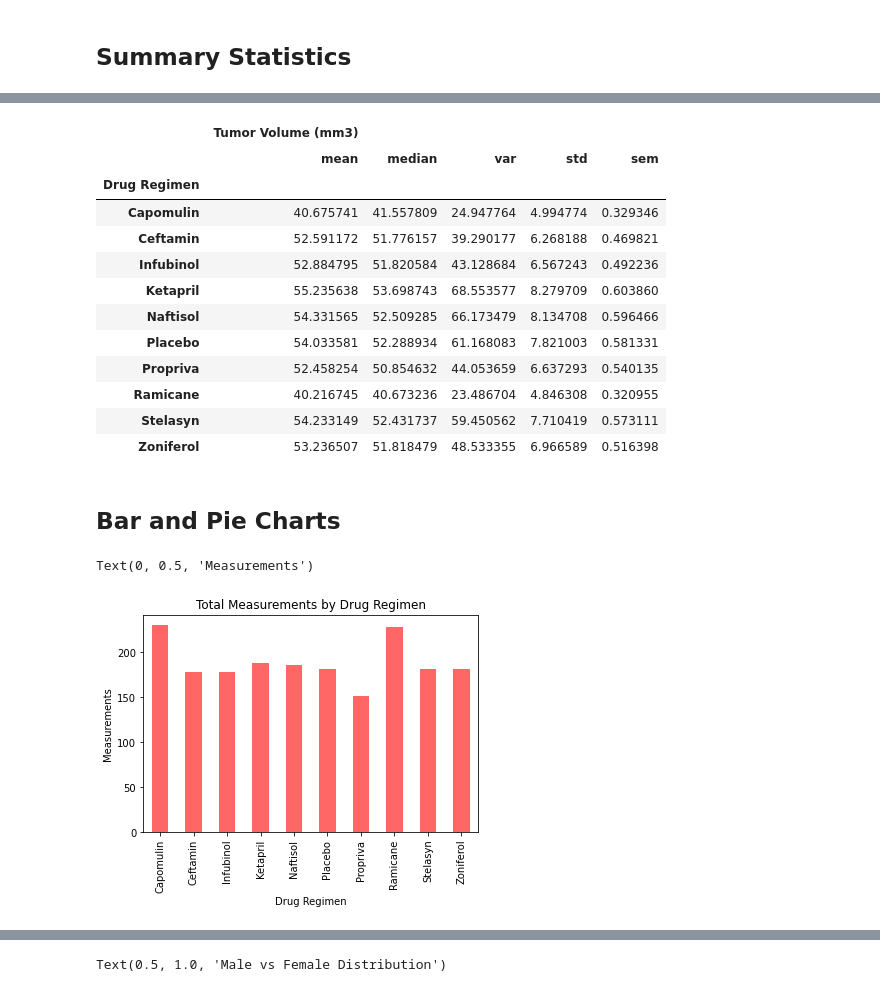
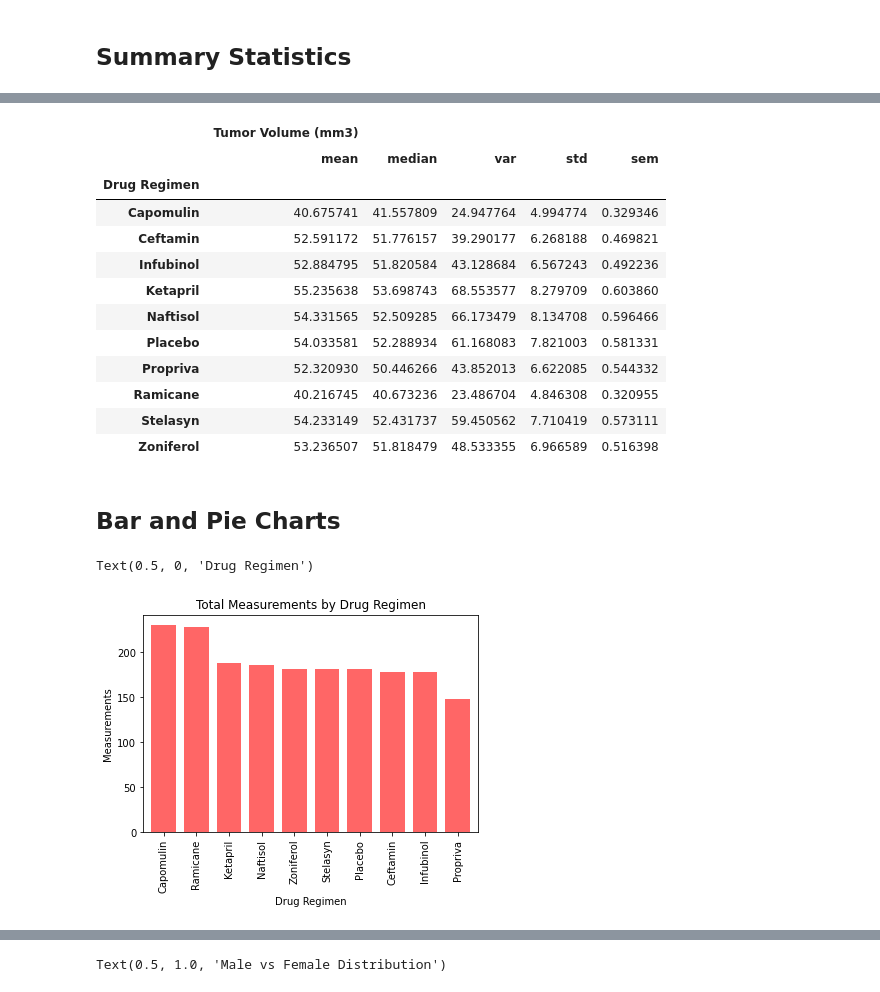
Before and after one commit to AJ-Paine/05-The-Power-of-Plots, a Jupyter notebook: Pymaceuticals/pymaceuticals_AJP.ipynb, the cells around one changed output, grey strips where cells are left out. Drawn from its saved outputs; the diff is of its cells as text; code cells hidden in the pictures.

```diff
--- a/Pymaceuticals/pymaceuticals_AJP.ipynb
+++ b/Pymaceuticals/pymaceuticals_AJP.ipynb
@@ -17,7 +17,7 @@ mouse_metadata = pd.read_csv(mouse_metadata_path)
 study_results = pd.read_csv(study_results_path)
 
 # Combine the data into a single dataset
-combined_data_df = pd.merge(mouse_metadata, study_results, how='outer', on='Mouse ID')
+combined_data_df = pd.merge(mouse_metadata, study_results, how='left', on='Mouse ID')
 
 # Display the data table for preview
 combined_data_df.head()
@@ -73,8 +62,6 @@ mouseG989
 | 920 | g989 | Propriva | Female | 21 | 26 | 35 | 62.570880 | ... |
 # %%
 # Create a clean DataFrame by dropping the duplicate mouse by its ID.
-#clean_df = combined_data_df.drop(index='mouseG989'.index())
-clean_df = combined_data_df.drop_duplicates(["Mouse ID", "Timepoint"], keep=False)
-#how do I drop all of mouse g989 instead of just duplicates?
+clean_df = combined_data_df[~combined_data_df["Mouse ID"].isin(['g989'])].reset_index(drop=True)
 # %%
 # Checking the number of mice in the clean DataFrame.
@@ -136,7 +122,7 @@ agg_sum_df
 | Ketapril | 55.235638 | 53.698743 | 68.553577 | 8.279709 | 0.603860 |
 | Naftisol | 54.331565 | 52.509285 | 66.173479 | 8.134708 | 0.596466 |
 | Placebo | 54.033581 | 52.288934 | 61.168083 | 7.821003 | 0.581331 |
-| Propriva | 52.458254 | 50.854632 | 44.053659 | 6.637293 | 0.540135 |
+| Propriva | 52.320930 | 50.446266 | 43.852013 | 6.622085 | 0.544332 |
 | Ramicane | 40.216745 | 40.673236 | 23.486704 | 4.846308 | 0.320955 |
 | Stelasyn | 54.233149 | 52.431737 | 59.450562 | 7.710419 | 0.573111 |
 | Zoniferol | 53.236507 | 51.818479 | 48.533355 | 6.966589 | 0.516398 |
@@ -144,9 +130,10 @@ agg_sum_df
 ## Bar and Pie Charts
 # %%
 # Generate a bar plot showing the total number of measurements taken on each drug regimen using pandas.
-total_measures = regimen_df["Mouse ID"].count()
-total_meas_chart = total_measures.plot(kind="bar", title="Total Measurements by Drug Regimen", color="red", alpha=0.6)
+drug_regimens = clean_df["Drug Regimen"].value_counts()
+total_meas_chart = drug_regimens.plot(kind="bar", title="Total Measurements by Drug Regimen", color="red", alpha=0.6, width=0.75)
 total_meas_chart.set_ylabel("Measurements")
+total_meas_chart.set_xlabel("Drug Regimen")
 # %% [output]
-Text(0, 0.5, 'Measurements')
+Text(0.5, 0, 'Drug Regimen')
-[figure, old version]
+[figure, new version]
```
Also changed, not shown: parts of 14 cells of this notebook.
